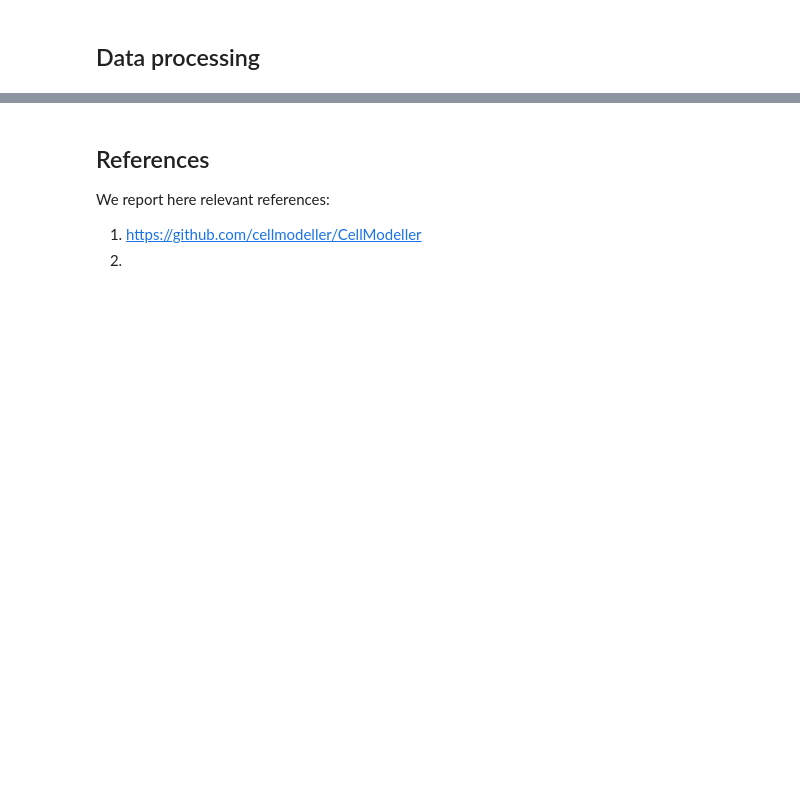
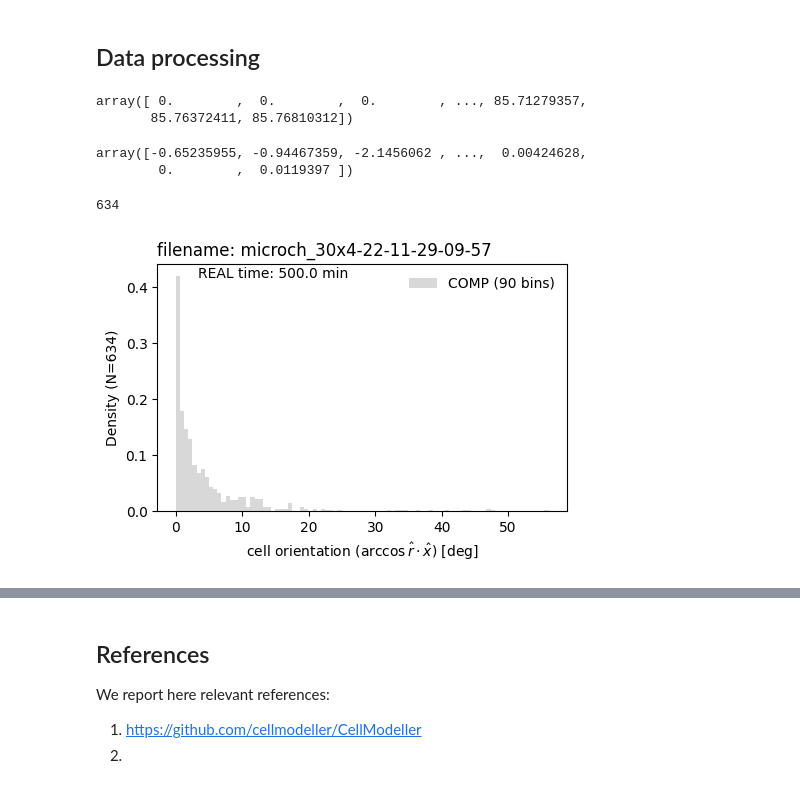
Before and after one commit to igordub/oist-rotation-bcu, a Jupyter notebook: notebooks/ID_01_cellOritentation.ipynb, the cells around one changed output, grey strips where cells are left out. Cells and saved outputs as stored; diff of their text form; code cells hidden in the pictures; blank space fills up the shorter version.

```diff
--- a/notebooks/ID_01_cellOritentation.ipynb
+++ b/notebooks/ID_01_cellOritentation.ipynb
@@ -106,0 +117,7 @@ for step_num, orient in orients.items():
+# %%
+angles = np.array([angles for (step_num, angles) in angles_per_step.items()], dtype=object)
+angles = np.concatenate(angles).reshape(-1)
+np.sort(angles)
+# %% [output]
+array([ 0.        ,  0.        ,  0.        , ..., 85.71279357,
+       85.76372411, 85.76810312])
@@ -106,0 +141,40 @@ for step_num, orient in orients.items():
+# %%
+if len(np.where(avg_angles == 0.0)) == 0:
+    avg_angles_double = np.concatenate([-avg_angles,avg_angles])
+else:
+    x = np.delete(avg_angles, np.where(avg_angles == 0.0)[0])
+    avg_angles_double = np.concatenate([-x,avg_angles])
+avg_angles_double
+# %% [output]
+array([-0.65235955, -0.94467359, -2.1456062 , ...,  0.00424628,
+        0.        ,  0.0119397 ])
+# %%
+len(avg_angles)
+# %% [output]
+634
+# %%
+# Plot histograms of some cell properties
+
+# Orientation
+fig, ax = plt.subplots(figsize=(5,3.5))
+plt.title("filename: {}".format(get_basename(data_dir_path)), loc='left')
+bin_num = 90
+ax.hist(avg_angles, bin_num, fc='gray', histtype='stepfilled', alpha=0.3,
+    density=True, label='COMP ({:d} bins)'.format(bin_num))
+# ax.plot(x_grid, angles_kde[key](x_grid), linewidth=2, label='KDE')
+
+plt.xlabel(r"cell orientation ($\arccos{\hat{r}\cdot\hat{x}}$) [deg]")
+plt.ylabel("Density (N={:d})".format(len(avg_angles)))
+plt.tight_layout()
+
+# Convert simualtion time into real time
+plt.text(.1, .99, "REAL time: {:.1f} min".format(500), ha='left', va='top', transform=ax.transAxes)
+
+plt.legend(loc='upper right', frameon=False)
+
+# Save figure
+for ext in ['png']:
+    fig_outname =  "orient.{ext}".format(ext=ext)
+    fig.savefig(join_paths(out_dir_path, fig_outname), dpi=300)
+# %% [output]
+[figure, added]
```
Also changed, not shown: parts of 10 cells of this notebook.
